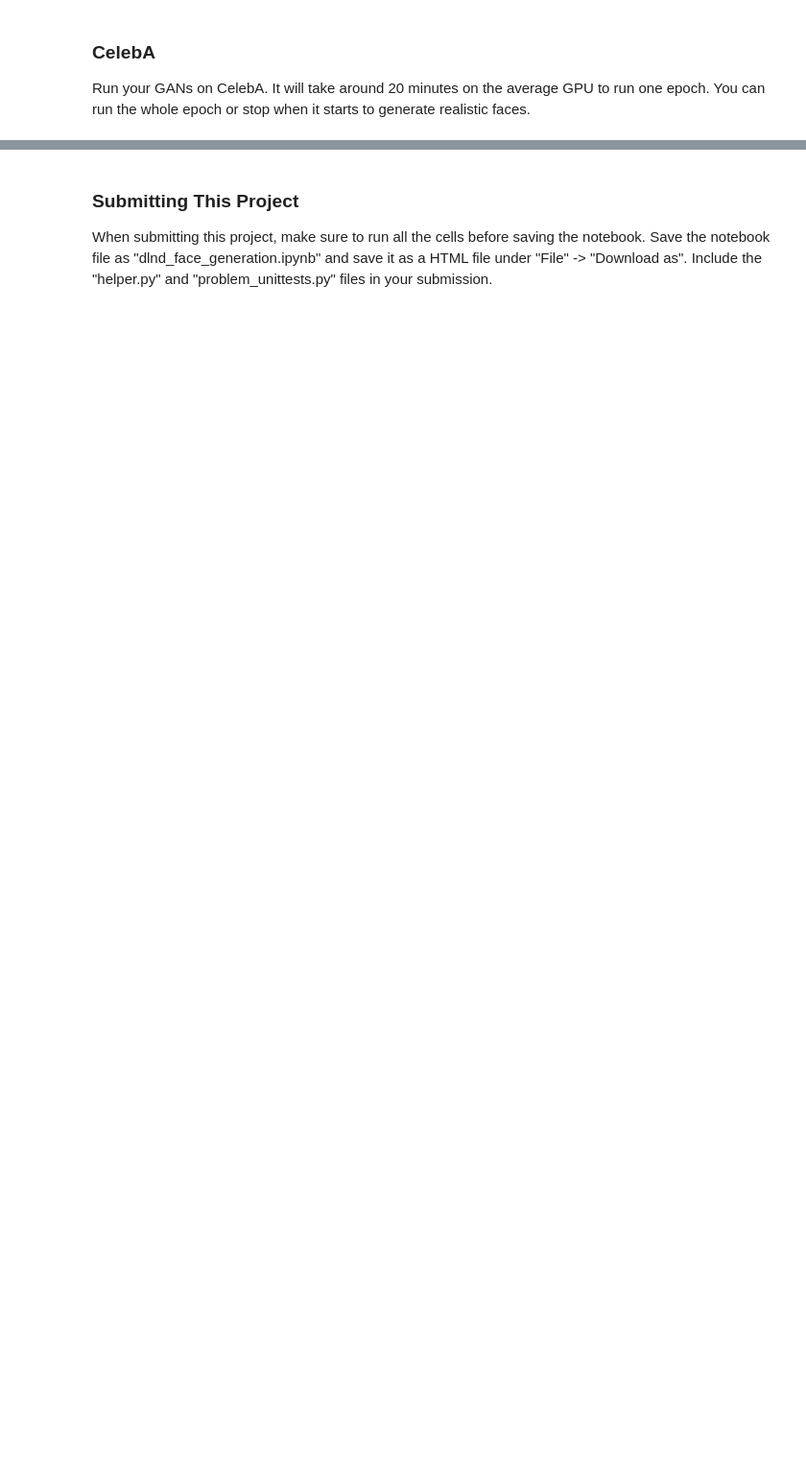
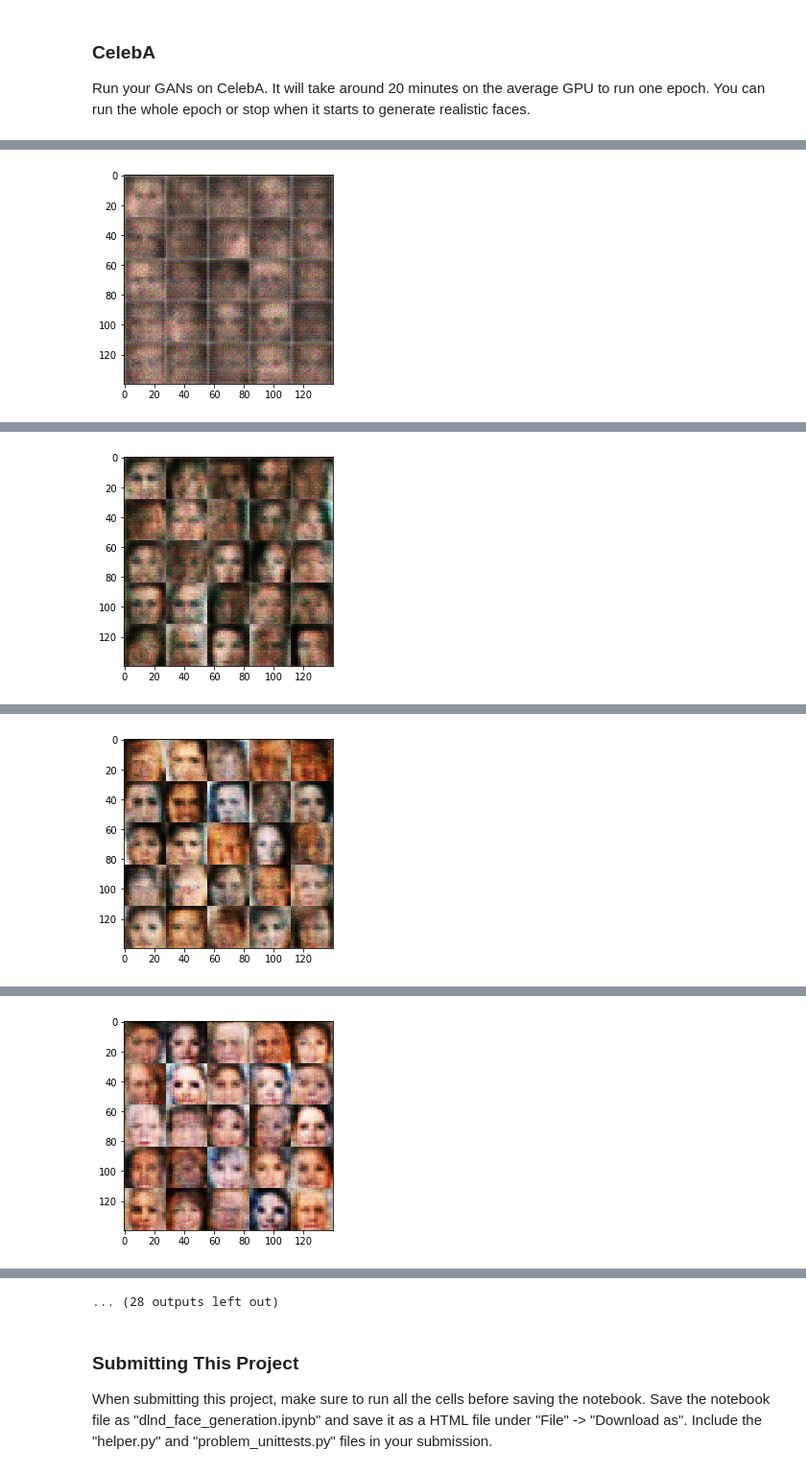
Before and after one commit to tagore15/DLNDF_P5_FACE_GENERATION, a Jupyter notebook: dlnd_face_generation.ipynb, the cells around one changed output, grey strips where cells are left out. Shown at 96% size. Drawn from its saved outputs; the diff is of its cells as text; code cells hidden in the pictures; blank space fills up the shorter version.

```diff
--- a/dlnd_face_generation.ipynb
+++ b/dlnd_face_generation.ipynb
@@ -305,10 +389,10 @@ with tf.Graph().as_default():
 ### CelebA
 Run your GANs on CelebA.  It will take around 20 minutes on the average GPU to run one epoch.  You can run the whole epoch or stop when it starts to generate realistic faces.
 # %%
-batch_size = None
-z_dim = None
-learning_rate = None
-beta1 = None
+batch_size = 100
+z_dim = 100
+learning_rate = 0.0001
+beta1 = 0.5
 
 
 """
@@ -320,3 +404,4 @@ celeba_dataset = helper.Dataset('celeba', glob(os.path.join(data_dir, 'img_align
 with tf.Graph().as_default():
     train(epochs, batch_size, z_dim, learning_rate, beta1, celeba_dataset.get_batches,
           celeba_dataset.shape, celeba_dataset.image_mode)
+# %% [output]
@@ -322,0 +409 @@ with tf.Graph().as_default():
+[figure, added]
@@ -322,0 +411 @@ with tf.Graph().as_default():
+[figure, added]
@@ -322,0 +413 @@ with tf.Graph().as_default():
+[figure, added]
@@ -322,0 +415 @@ with tf.Graph().as_default():
+[figure, added]
@@ -323,3 +420,4 @@ with tf.Graph().as_default():
+... (28 outputs left out)
 # %% [markdown]
 ### Submitting This Project
 When submitting this project, make sure to run all the cells before saving the notebook. Save the notebook file as "dlnd_face_generation.ipynb" and save it as a HTML file under "File" -> "Download as". Include the "helper.py" and "problem_unittests.py" files in your submission.
```
Also changed, not shown: parts of 8 cells of this notebook.
